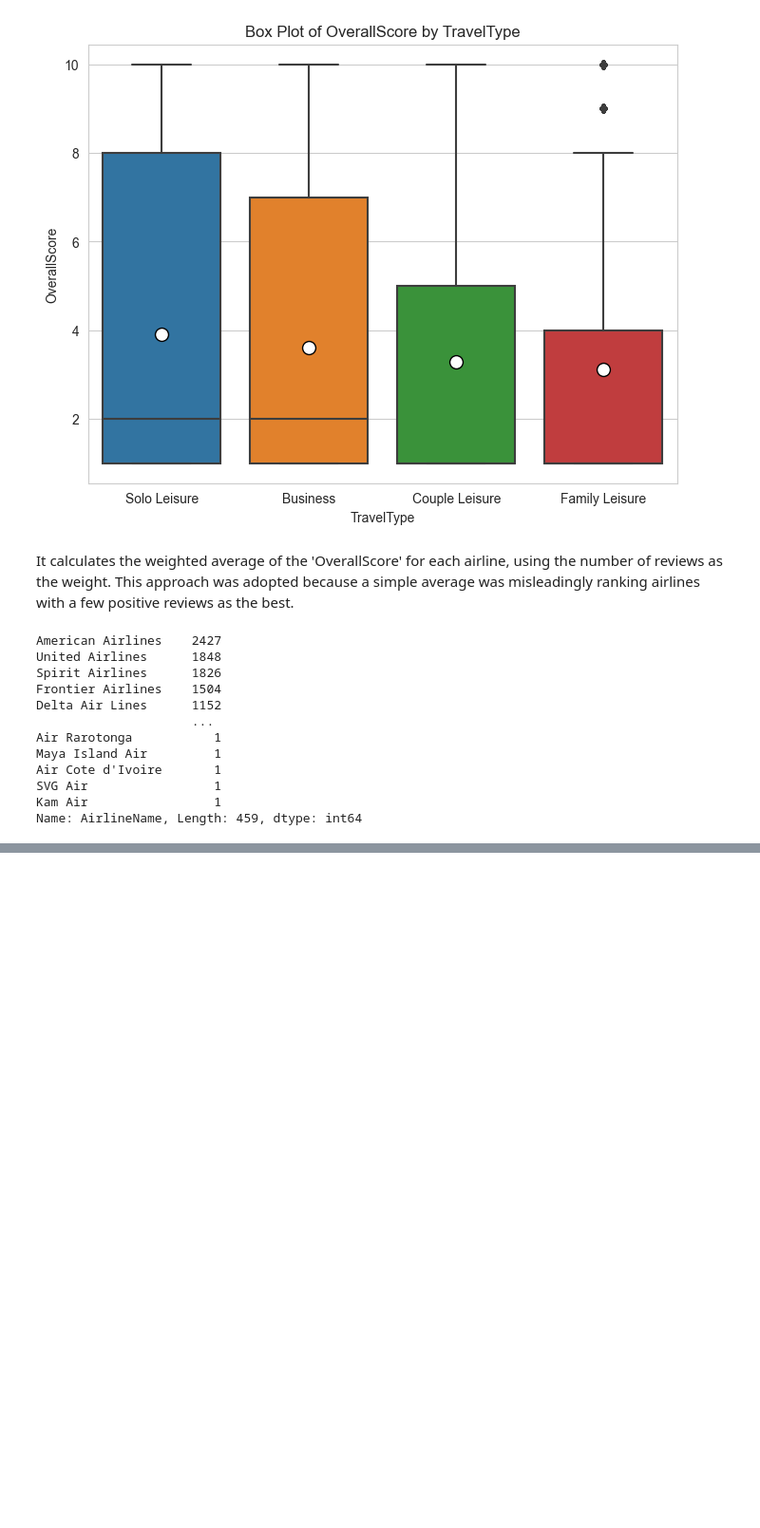
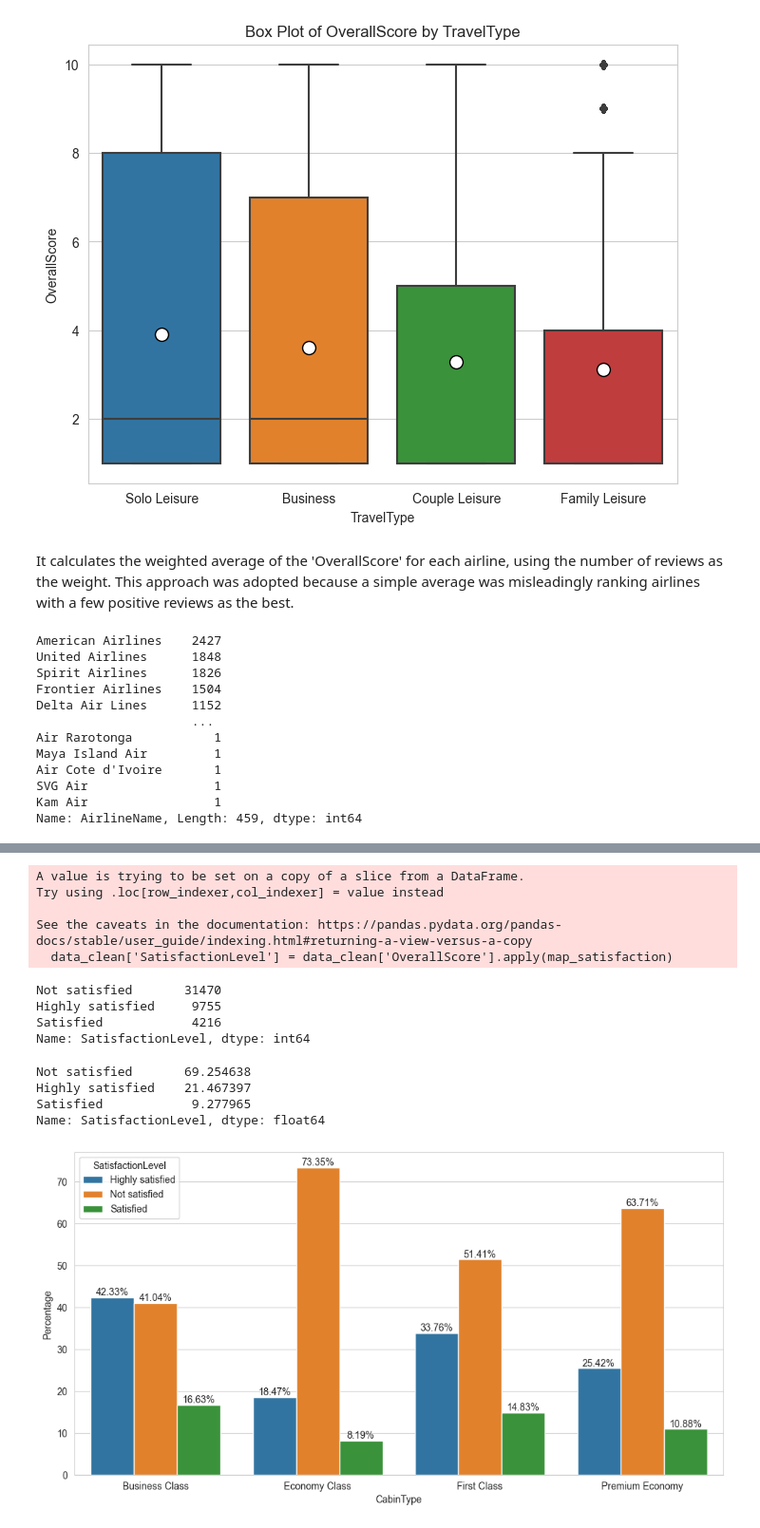
Before and after one commit to andeepl7/AppliedML, a Jupyter notebook: EDA- Airlines.ipynb, the cells around one changed output, grey strips where cells are left out. Shown at 95% size. Saved outputs shown, nothing was run; the diff lists cells and outputs as text; code cells hidden in the pictures; blank space fills up the shorter version.

```diff
--- a/EDA- Airlines.ipynb
+++ b/EDA- Airlines.ipynb
@@ -266,0 +292,47 @@ plt.show()
+# %%
+def map_satisfaction(score):
+    if score <= 4:
+        return 'Not satisfied'
+    elif 5 <= score <= 7:
+        return 'Satisfied'
+    elif 8 <= score <= 10:
+        return 'Highly satisfied'
+    else:
+        return 'Unknown'  # Handle any other cases if necessary
+# %%
+# Apply the function to create the new 'SatisfactionLevel' column
+data_clean['SatisfactionLevel'] = data_clean['OverallScore'].apply(map_satisfaction)
+# %% [output]
+A value is trying to be set on a copy of a slice from a DataFrame.
+Try using .loc[row_indexer,col_indexer] = value instead
+
+See the caveats in the documentation: https://pandas.pydata.org/pandas-docs/stable/user_guide/indexing.html#returning-a-view-versus-a-copy
+  data_clean['SatisfactionLevel'] = data_clean['OverallScore'].apply(map_satisfaction)
+# %%
+data_clean['SatisfactionLevel'].value_counts()
+# %% [output]
+Not satisfied       31470
+Highly satisfied     9755
+Satisfied            4216
+Name: SatisfactionLevel, dtype: int64
+# %%
+# Percentage of user satisfaction
+data_clean['SatisfactionLevel'].value_counts(normalize=True) * 100
+# %% [output]
+Not satisfied       69.254638
+Highly satisfied    21.467397
+Satisfied            9.277965
+Name: SatisfactionLevel, dtype: float64
+# %%
+plt.figure(figsize=(12, 6))
+# Calculate the total count for each 'CabinType'
+cabin_counts = data_clean['CabinType'].value_counts()
+# Create a new DataFrame with normalized percentages
+normalized_data = data_clean.groupby(['CabinType', 'SatisfactionLevel']).size().reset_index(name='Count')
+normalized_data['Percentage'] = normalized_data.groupby('CabinType')['Count'].transform(lambda x: (x / x.sum()) * 100)
+ax = sns.barplot(data=normalized_data, x='CabinType', y='Percentage', hue='SatisfactionLevel', dodge=True)
+# Annotate the bars with percentages
+for i, p in enumerate(ax.patches):
+    ax.annotate(f'{p.get_height():.2f}%', (p.get_x() + p.get_width() / 2., p.get_height()), ha='center', va='bottom')
+# %% [output]
+[figure, added]
```
Also changed, not shown: parts of 15 cells of this notebook.
